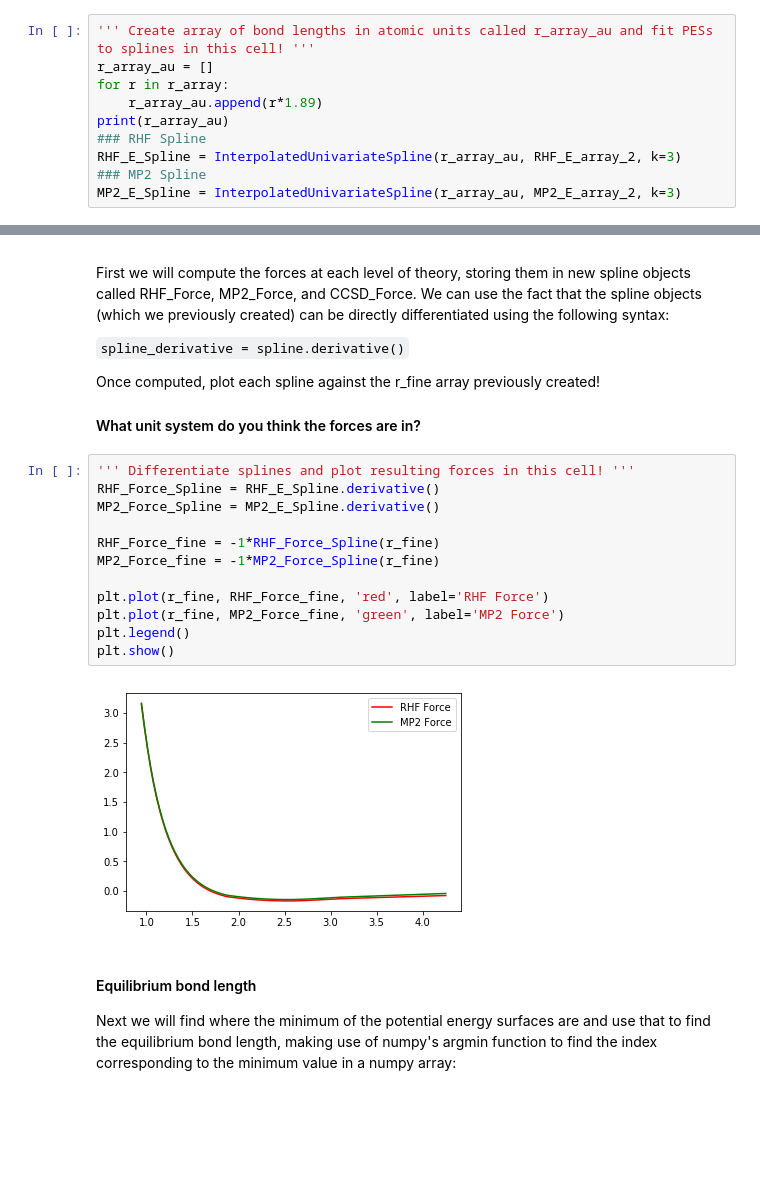
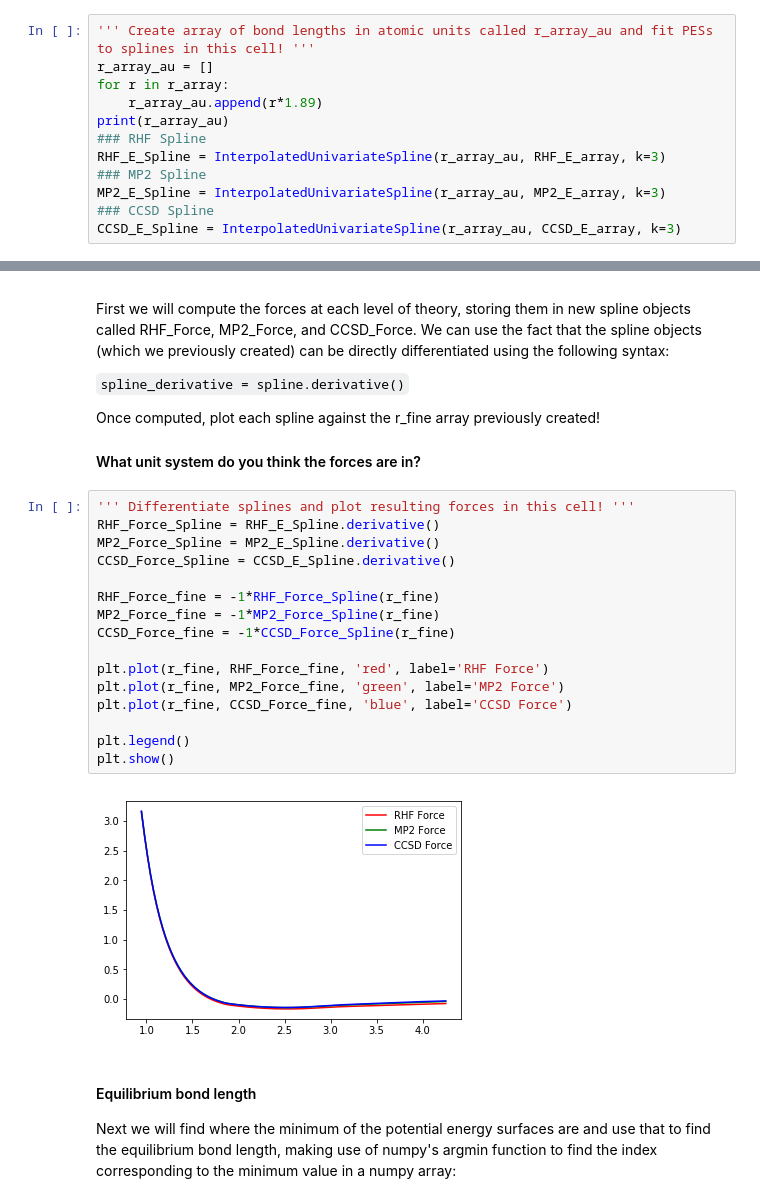
Before and after one commit to valerie-morales/2019FoleyWorkshop, a Jupyter notebook: Ab_Initio_MD_template.ipynb, the cells around one changed output, grey strips where cells are left out. Saved outputs shown, nothing was run; the diff lists cells and outputs as text; blank space fills up the shorter version.

```diff
--- a/Ab_Initio_MD_template.ipynb
+++ b/Ab_Initio_MD_template.ipynb
@@ -94,9 +87,11 @@ for r in r_array:
     r_array_au.append(r*1.89)
 print(r_array_au)
 ### RHF Spline
-RHF_E_Spline = InterpolatedUnivariateSpline(r_array_au, RHF_E_array_2, k=3)
+RHF_E_Spline = InterpolatedUnivariateSpline(r_array_au, RHF_E_array, k=3)
 ### MP2 Spline
-MP2_E_Spline = InterpolatedUnivariateSpline(r_array_au, MP2_E_array_2, k=3)
+MP2_E_Spline = InterpolatedUnivariateSpline(r_array_au, MP2_E_array, k=3)
+### CCSD Spline
+CCSD_E_Spline = InterpolatedUnivariateSpline(r_array_au, CCSD_E_array, k=3)
 # %% [output]
 [0.945, 1.0395, 1.0773, 1.134, 1.2285, 1.2663, 1.323, 1.4175, 1.4553, 1.512, 1.6064999999999998, 1.6442999999999999, 1.7009999999999998, 1.7954999999999999, 1.8333, 1.89, 2.835, 3.2129999999999996, 3. ...
 # %% [markdown]
@@ -143,17 +138,21 @@ Once computed, plot each spline against the r_fine array previously created!
 # %%
 ''' Differentiate splines and plot resulting forces in this cell! '''
 RHF_Force_Spline = RHF_E_Spline.derivative()
 MP2_Force_Spline = MP2_E_Spline.derivative()
+CCSD_Force_Spline = CCSD_E_Spline.derivative()
 
 RHF_Force_fine = -1*RHF_Force_Spline(r_fine)
 MP2_Force_fine = -1*MP2_Force_Spline(r_fine)
+CCSD_Force_fine = -1*CCSD_Force_Spline(r_fine)
 
 plt.plot(r_fine, RHF_Force_fine, 'red', label='RHF Force')
 plt.plot(r_fine, MP2_Force_fine, 'green', label='MP2 Force')
+plt.plot(r_fine, CCSD_Force_fine, 'blue', label='CCSD Force')
+
 plt.legend()
 plt.show()
 # %% [output]
-[figure, old version]
+[figure, new version]
 # %% [markdown]
 #### Equilibrium bond length
 Next we will find where the minimum of the potential energy surfaces are and use that
```
Also changed, not shown: parts of 14 cells of this notebook.
